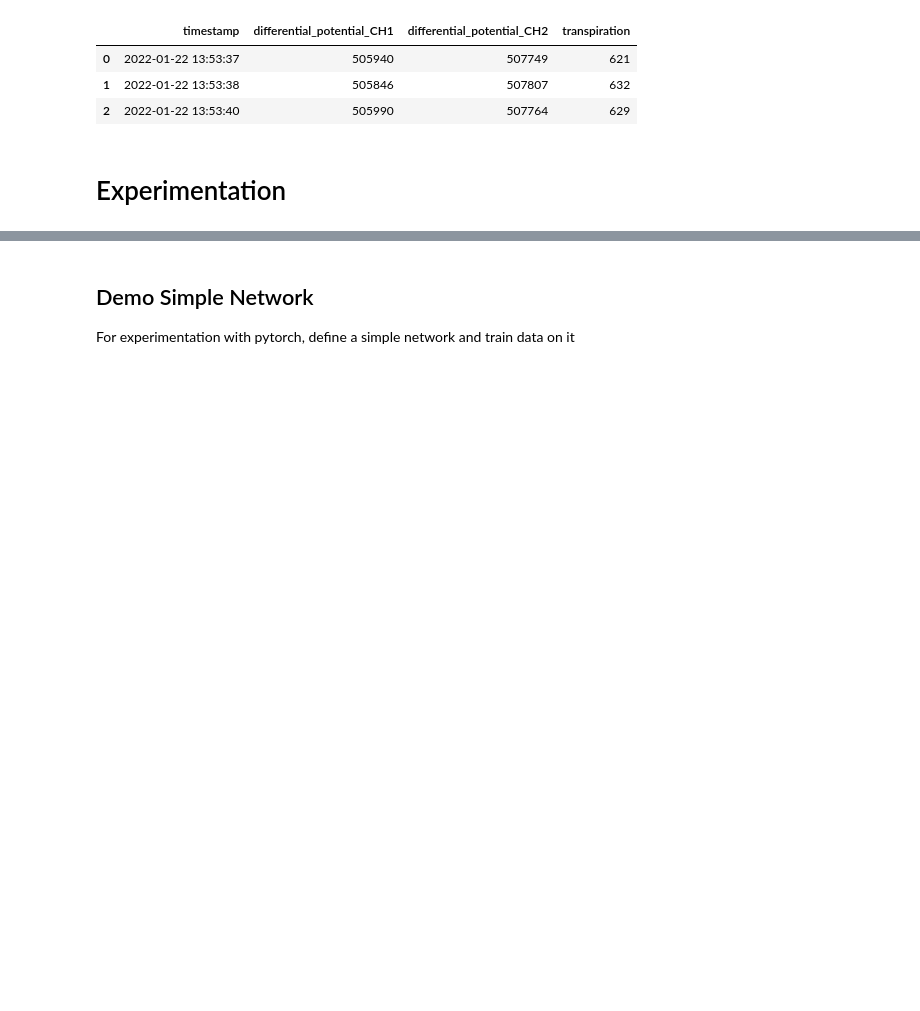
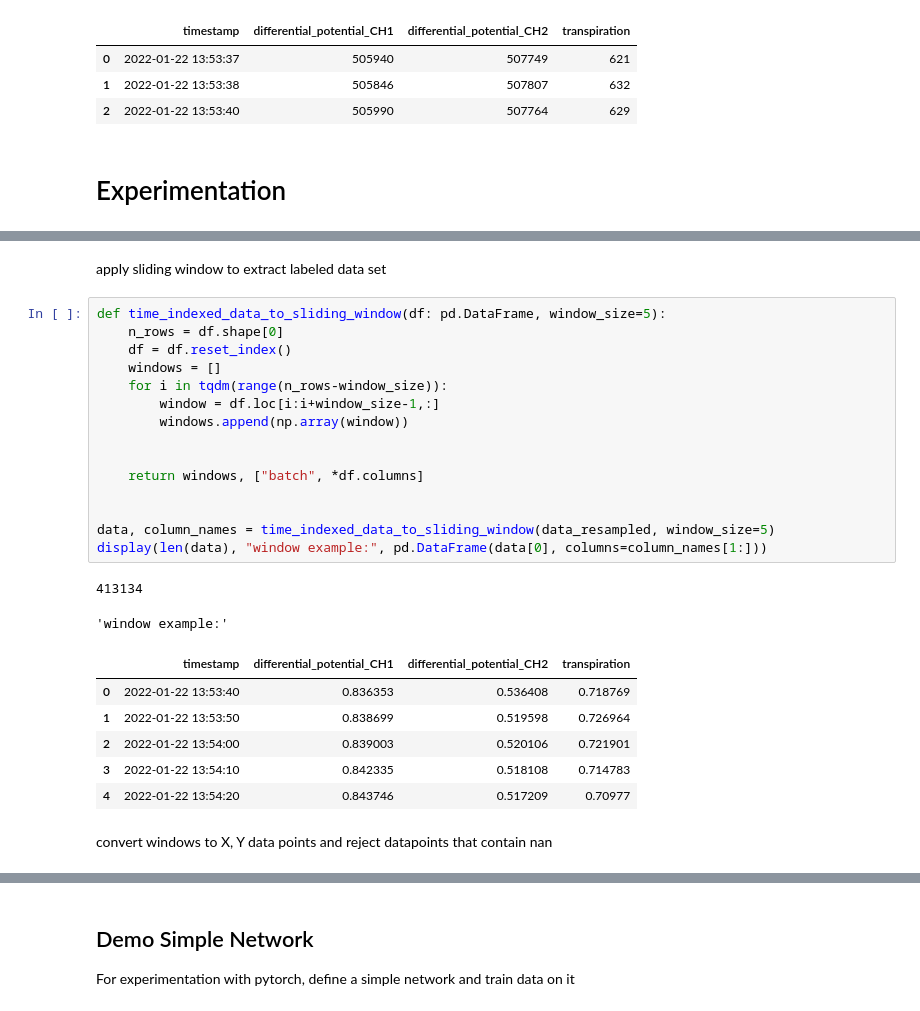
Before and after one commit to julianjandeleit/transformer-models-time-series-forecasting, a Jupyter notebook: notebooks/transformer_experimentation.ipynb, the cells around one changed output, grey strips where cells are left out. Drawn from its saved outputs; the diff is of its cells as text; blank space fills up the shorter version.

```diff
--- a/notebooks/transformer_experimentation.ipynb
+++ b/notebooks/transformer_experimentation.ipynb
@@ -37,0 +78,28 @@ display(data_wind.head(3))
+# %% [markdown]
+apply sliding window to extract labeled data set
+# %%
+def time_indexed_data_to_sliding_window(df: pd.DataFrame, window_size=5):
+    n_rows = df.shape[0]
+    df = df.reset_index()
+    windows = []
+    for i in tqdm(range(n_rows-window_size)):
+        window = df.loc[i:i+window_size-1,:]
+        windows.append(np.array(window))
+
+
+    return windows, ["batch", *df.columns]
+
+
+data, column_names = time_indexed_data_to_sliding_window(data_resampled, window_size=5)
+display(len(data), "window example:", pd.DataFrame(data[0], columns=column_names[1:]))
+# %% [output]
+413134
+'window example:'
+|  | timestamp | differential_potential_CH1 | differential_potential_CH2 | transpiration |
+| 0 | 2022-01-22 13:53:40 | 0.836353 | 0.536408 | 0.718769 |
+| 1 | 2022-01-22 13:53:50 | 0.838699 | 0.519598 | 0.726964 |
+| 2 | 2022-01-22 13:54:00 | 0.839003 | 0.520106 | 0.721901 |
+| 3 | 2022-01-22 13:54:10 | 0.842335 | 0.518108 | 0.714783 |
+| 4 | 2022-01-22 13:54:20 | 0.843746 | 0.517209 | 0.70977 |
+# %% [markdown]
+convert windows to X, Y  data points and reject datapoints that contain nan
```
Also changed, not shown: parts of 14 cells of this notebook, 5 other files.
